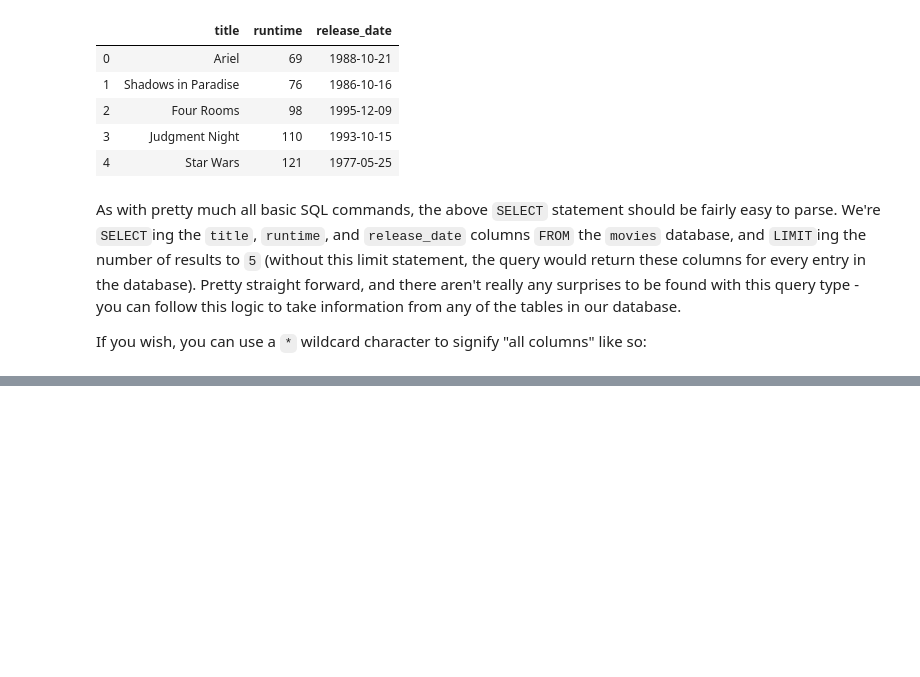
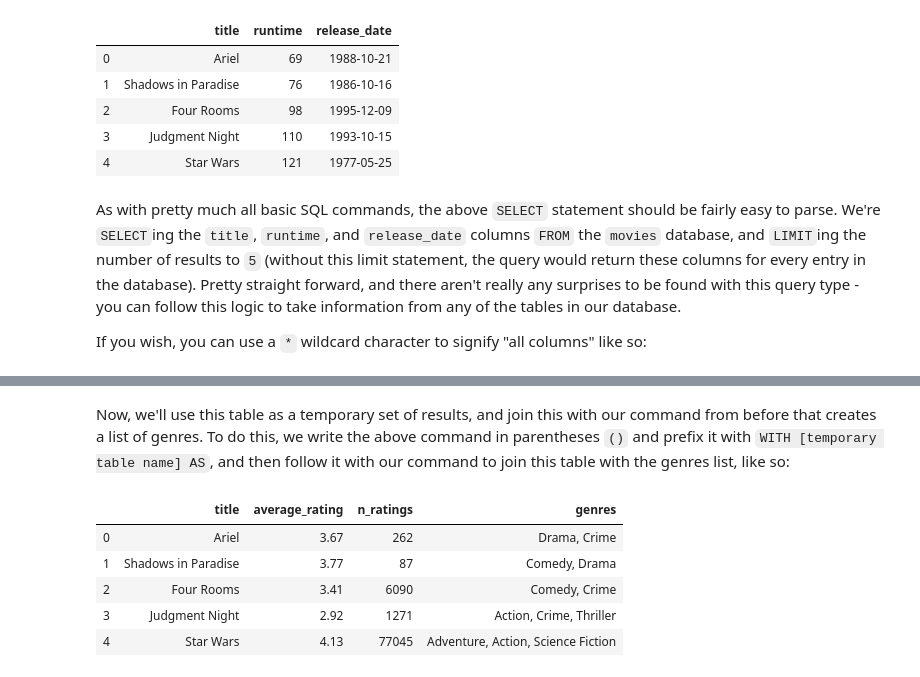
Before and after one commit to samrelins/SQL_demo, a Jupyter notebook: querying_a_database.ipynb, the cells around one changed output, grey strips where cells are left out. Drawn from its saved outputs; the diff is of its cells as text; code cells hidden in the pictures; blank space fills up the shorter version.

```diff
--- a/querying_a_database.ipynb
+++ b/querying_a_database.ipynb
@@ -263,0 +375,35 @@ Plan:
+# %% [markdown]
+Now, we'll use this table as a temporary set of results, and join this with our command from before that creates a list of genres. To do this, we write the above command in parentheses `()` and prefix it with `WITH [temporary table name] AS`, and then follow it with our command to join this table with the genres list, like so:
+# %%
+# this will take even longer to run
+display_results(command = """
+                          WITH movie_reviews AS
+                          (
+                              SELECT movies.id,
+                                     movies.title,
+                                     AVG(ratings.rating) AS average_rating,
+                                     COUNT(ratings.rating) AS n_ratings
+                              FROM movies
+                              JOIN ratings
+                                  ON ratings.movie_id = movies.id
+                              GROUP BY movies.id
+                          )
+                          SELECT movie_reviews.title,
+                                 movie_reviews.average_rating,
+                                 movie_reviews.n_ratings,
+                                 GROUP_CONCAT(genres.name, ", ") AS genres
+                          FROM movie_reviews
+                          LEFT JOIN movie_genres
+                              ON movie_reviews.id = movie_genres.movie_id
+                          LEFT JOIN genres
+                              ON movie_genres.genre_id = genres.id
+                          GROUP BY movie_reviews.id
+                          LIMIT 5
+                          """)
+# %% [output]
+|  | title | average_rating | n_ratings | genres |
+| 0 | Ariel | 3.67 | 262 | Drama, Crime |
+| 1 | Shadows in Paradise | 3.77 | 87 | Comedy, Drama |
+| 2 | Four Rooms | 3.41 | 6090 | Comedy, Crime |
+| 3 | Judgment Night | 2.92 | 1271 | Action, Crime, Thriller |
+| 4 | Star Wars | 4.13 | 77045 | Adventure, Action, Science Fiction |
```
Also changed, not shown: parts of 63 cells of this notebook, 1 other file.
